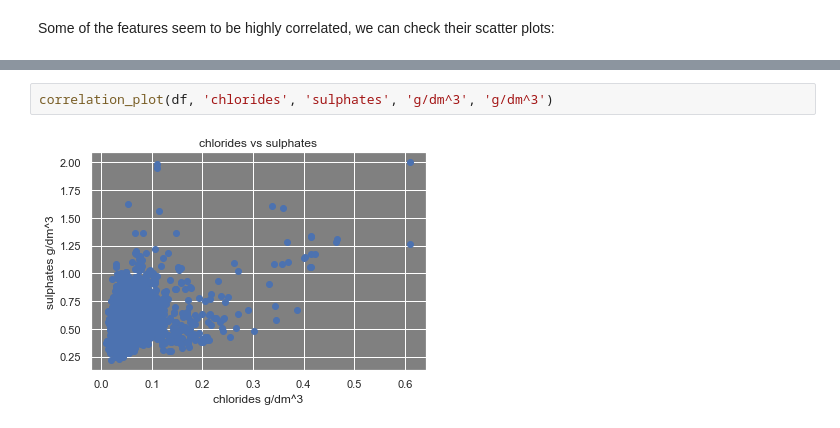
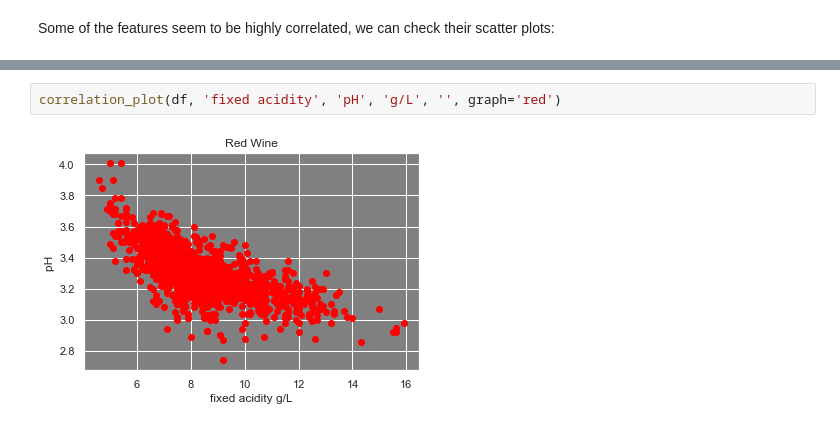
Before and after one commit to clementchen163/Wine-Quality, a Jupyter notebook: 2. EDA/Wine Quality EDA.ipynb, the cells around one changed output, grey strips where cells are left out. Drawn from its saved outputs; the diff is of its cells as text.

```diff
--- a/2. EDA/Wine Quality EDA.ipynb
+++ b/2. EDA/Wine Quality EDA.ipynb
@@ -177,4 +186,4 @@ correlation_plot(df, 'density', 'residual sugar', 'g/cm^3', 'g/dm^3')
-# %%
-correlation_plot(df, 'chlorides', 'sulphates', 'g/dm^3', 'g/dm^3')
-# %% [output]
-[figure, removed]
+# %%
+correlation_plot(df, 'fixed acidity', 'pH', 'g/L', '', graph='red')
+# %% [output]
+[figure, added]
```
Also changed, not shown: parts of 8 cells of this notebook, 53 other files.
